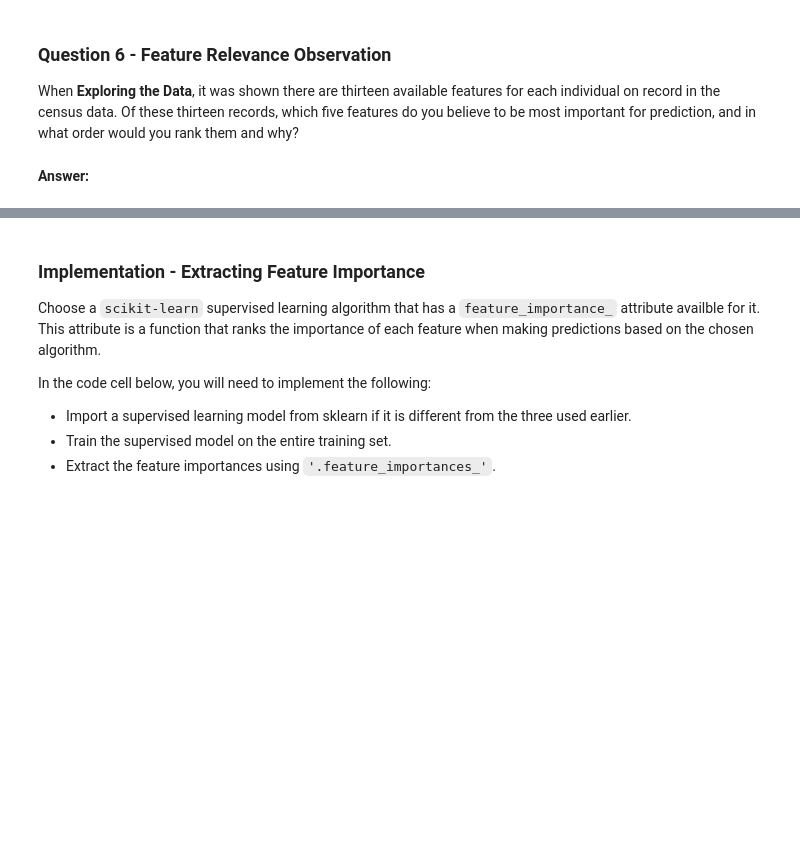
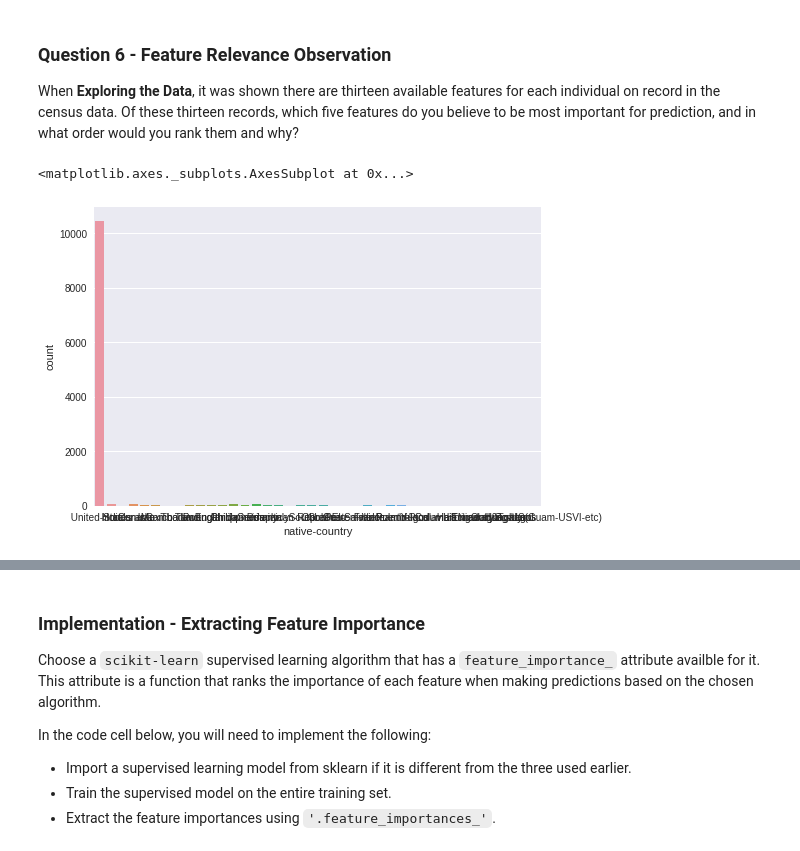
Before and after one commit to karun-r/finding-donors, a Jupyter notebook: finding_donors.ipynb, the cells around one changed output, grey strips where cells are left out. Cells and saved outputs as stored; diff of their text form; code cells hidden in the pictures; blank space fills up the shorter version.

```diff
--- a/finding_donors.ipynb
+++ b/finding_donors.ipynb
@@ -569,5 +572,12 @@ Choose a scikit-learn classifier (e.g., adaboost, random forests) that has a `fe
 # %% [markdown]
 ### Question 6 - Feature Relevance Observation
 When **Exploring the Data**, it was shown there are thirteen available features for each individual on record in the census data. Of these thirteen records, which five features do you believe to be most important for prediction, and in what order would you rank them and why?
-# %% [markdown]
-**Answer:**
+# %%
+import seaborn as sns
+bins = [0,10,20,30,40,50,60,70,80,90,100]
+data_gr= data.loc[data['income'] == ">50K"]
+data_ls= data.loc[data['income'] == "<=50K"]
+sns.countplot(x="native-country", data = data_gr)
+# %% [output]
+<matplotlib.axes._subplots.AxesSubplot at 0x...>
+[figure, added]
```
Also changed, not shown: parts of 15 cells of this notebook.
